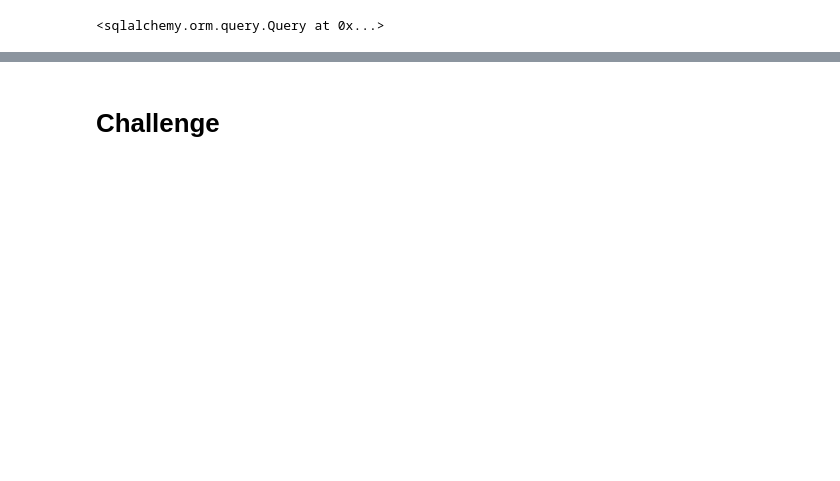
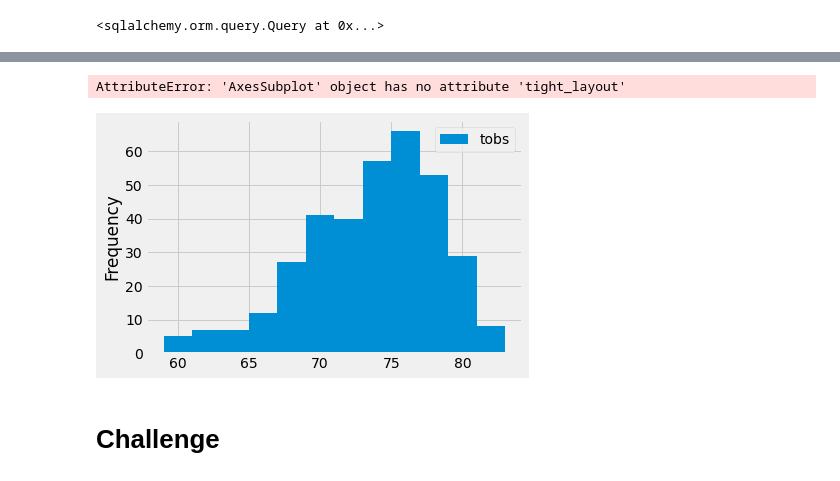
Before and after one commit to ejngotho1/surfs_up, a Jupyter notebook: climate_analysis.ipynb, the cells around one changed output, grey strips where cells are left out. Saved outputs shown, nothing was run; the diff lists cells and outputs as text; code cells hidden in the pictures; blank space fills up the shorter version.

```diff
--- a/climate_analysis.ipynb
+++ b/climate_analysis.ipynb
@@ -230,3 +288,9 @@ df.plot.hist(bins=12)
+# %%
+# lets compress x-axis--helps to fit the space/box provided especially when you have a large number of points
+df.plot.hist(bins=12).tight_layout()
+# %% [output]
+AttributeError: 'AxesSubplot' object has no attribute 'tight_layout'
+[figure, added]
 # %%
 # Write a function called `calc_temps` that will accept start date and end date in the format '%Y-%m-%d'
 # and return the minimum, average, and maximum temperatures for that range of dates
```
Also changed, not shown: parts of 16 cells of this notebook.
